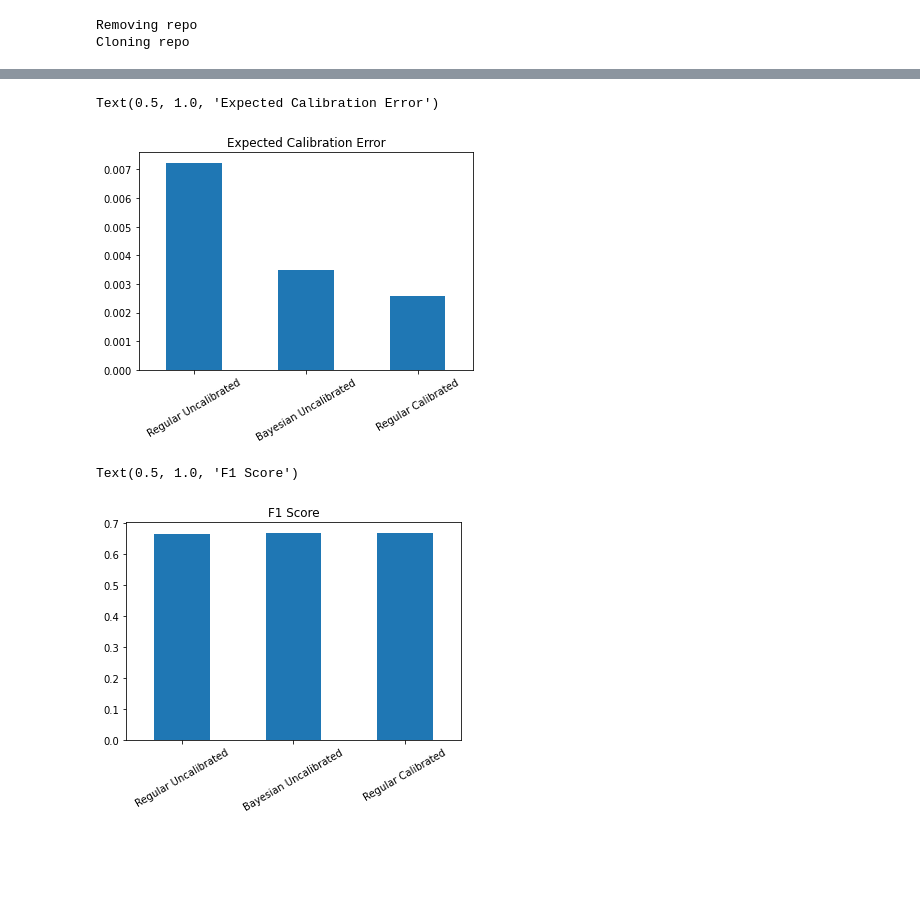
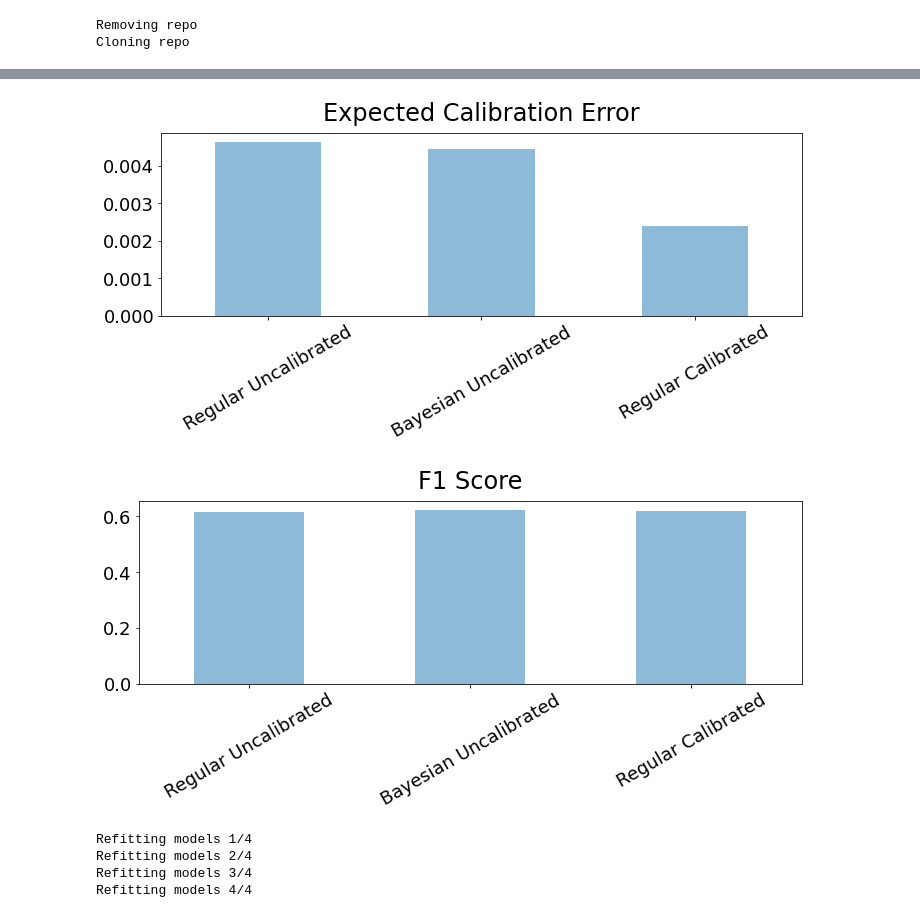
Before and after one commit to cjs220/active_learning_ratio_estimation, a Jupyter notebook: examples/mixtures.ipynb, the cells around one changed output, grey strips where cells are left out. Saved outputs shown, nothing was run; the diff lists cells and outputs as text; code cells hidden in the pictures; blank space fills up the shorter version.

```diff
--- a/examples/mixtures.ipynb
+++ b/examples/mixtures.ipynb
@@ -58,21 +74,20 @@ def triple_mixture(gamma):
     )
     return dist
 # %%
-# Build dataset
-theta_0 = 0.25
+theta_0 = 0.05
 theta_1 = 0.00
 n_samples_per_theta = int(1e5)
 
-ds = UnparameterizedRatioDataset.from_simulator(
-    n_samples_per_theta=n_samples_per_theta,
-    simulator_func=triple_mixture,
-    theta_0=theta_0,
-    theta_1=theta_1
-)
+
+def create_dataset():
+    ds = UnparameterizedRatioDataset.from_simulator(
+        n_samples_per_theta=n_samples_per_theta,
+        simulator_func=triple_mixture,
+        theta_0=theta_0,
+        theta_1=theta_1
+    )
+    return ds
+
+
+ds = create_dataset()
-# %%
-# hyperparams
-epochs = 100
-patience = 5
-validation_split = 0.1
-n_hidden = (10, 10)
 # %%
@@ -199,12 +226,30 @@ pd.Series(scores['Brier Score']).plot.bar(rot=30)
 # %%
-pd.Series(scores['Expected Calibration Error']).plot.bar(rot=30)
+pd.Series(scores['Expected Calibration Error']).plot.bar(rot=30, alpha=0.5)
 plt.title('Expected Calibration Error')
+plt.tight_layout()
+plt.show()
 # %% [output]
-Text(0.5, 1.0, 'Expected Calibration Error')
-[figure, old version]
+[figure, new version]
 # %%
-pd.Series(scores['F1 Score']).plot.bar(rot=30)
+pd.Series(scores['F1 Score']).plot.bar(rot=30, alpha=0.5)
 plt.title('F1 Score')
+plt.tight_layout()
+plt.show()
 # %% [output]
-Text(0.5, 1.0, 'F1 Score')
-[figure, old version]
+[figure, new version]
+# %%
+# Repeat the process, and find the MSE with error bars
+n_repeats = 4
+all_results = [mses]
+
+for i in range(n_repeats):
+    ds = create_dataset()
+    models = create_models(verbose=False)
+    print(f'Refitting models {i+1}/{n_repeats}')
+    y_preds, _ = fit_predict_models(models, x, ds, verbose=False)
+    all_results.append(calculate_mse(y_preds))
+# %% [output]
+Refitting models 1/4
+Refitting models 2/4
+Refitting models 3/4
+Refitting models 4/4
```
Also changed, not shown: parts of 13 cells of this notebook.
